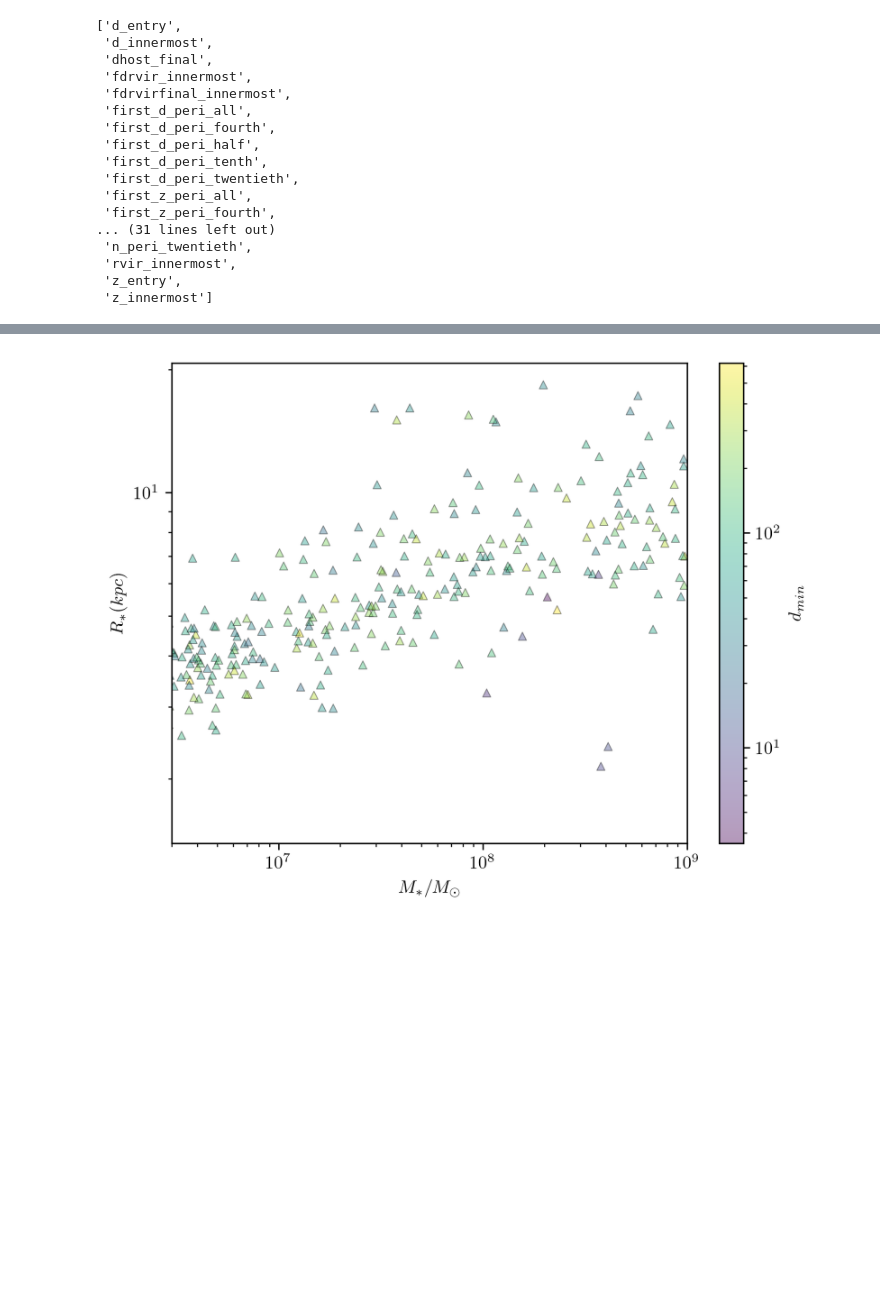
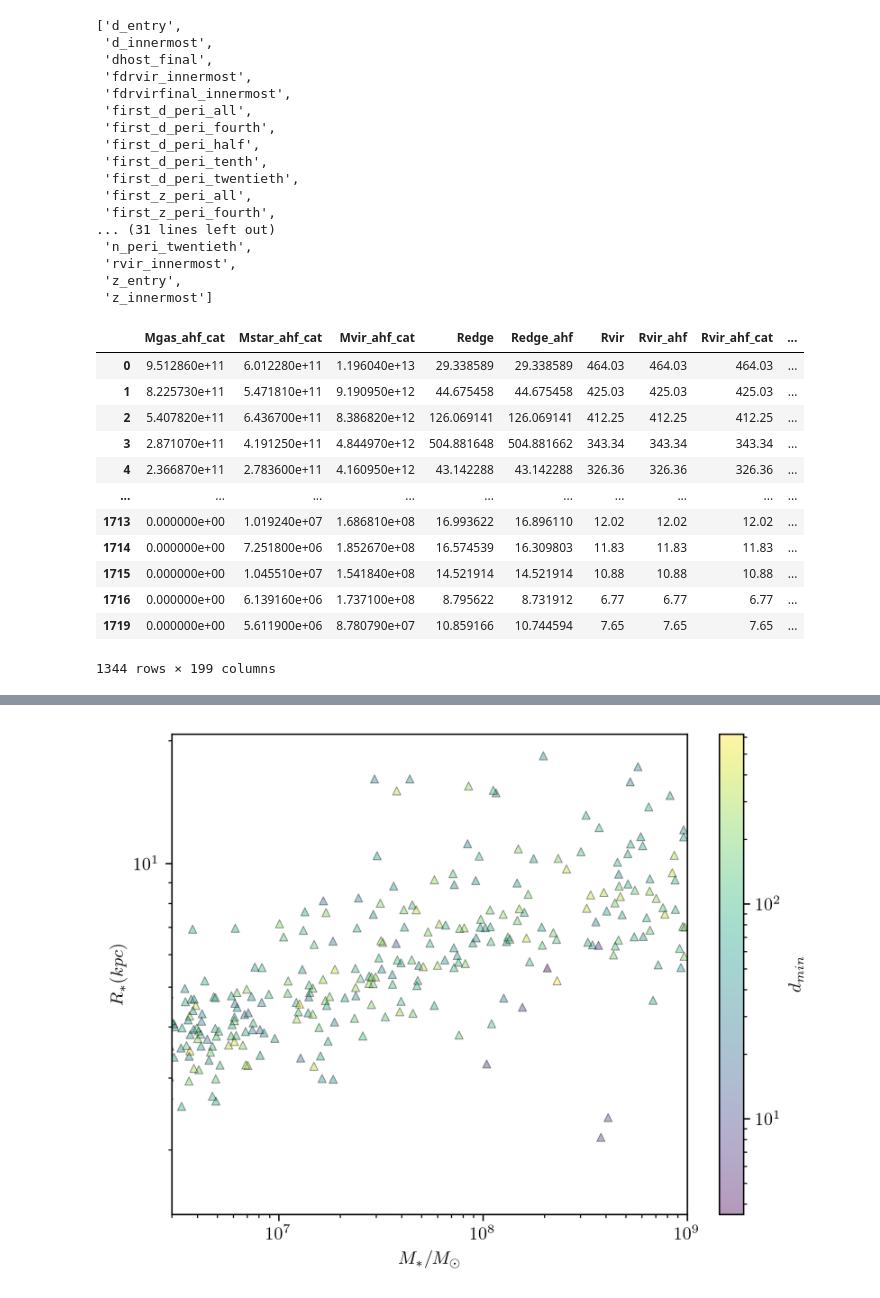
Before and after one commit to mkzeender/thesis, a Jupyter notebook: flyby.ipynb, the cells around one changed output, grey strips where cells are left out. Saved outputs shown, nothing was run; the diff lists cells and outputs as text; code cells hidden in the pictures; blank space fills up the shorter version.

```diff
--- a/flyby.ipynb
+++ b/flyby.ipynb
@@ -183 +177,17 @@ list(flydat.columns)
+# %%
+dat[dat['d_innermost'] == 0]
+# %% [output]
+|  | Mgas_ahf_cat | Mstar_ahf_cat | Mvir_ahf_cat | Redge | Redge_ahf | Rvir | Rvir_ahf | Rvir_ahf_cat | ... |
+| 0 | 9.512860e+11 | 6.012280e+11 | 1.196040e+13 | 29.338589 | 29.338589 | 464.03 | 464.03 | 464.03 | ... |
+| 1 | 8.225730e+11 | 5.471810e+11 | 9.190950e+12 | 44.675458 | 44.675458 | 425.03 | 425.03 | 425.03 | ... |
+| 2 | 5.407820e+11 | 6.436700e+11 | 8.386820e+12 | 126.069141 | 126.069141 | 412.25 | 412.25 | 412.25 | ... |
+| 3 | 2.871070e+11 | 4.191250e+11 | 4.844970e+12 | 504.881648 | 504.881662 | 343.34 | 343.34 | 343.34 | ... |
+| 4 | 2.366870e+11 | 2.783600e+11 | 4.160950e+12 | 43.142288 | 43.142288 | 326.36 | 326.36 | 326.36 | ... |
+| ... | ... | ... | ... | ... | ... | ... | ... | ... | ... |
+| 1713 | 0.000000e+00 | 1.019240e+07 | 1.686810e+08 | 16.993622 | 16.896110 | 12.02 | 12.02 | 12.02 | ... |
+| 1714 | 0.000000e+00 | 7.251800e+06 | 1.852670e+08 | 16.574539 | 16.309803 | 11.83 | 11.83 | 11.83 | ... |
+| 1715 | 0.000000e+00 | 1.045510e+07 | 1.541840e+08 | 14.521914 | 14.521914 | 10.88 | 10.88 | 10.88 | ... |
+| 1716 | 0.000000e+00 | 6.139160e+06 | 1.737100e+08 | 8.795622 | 8.731912 | 6.77 | 6.77 | 6.77 | ... |
+| 1719 | 0.000000e+00 | 5.611900e+06 | 8.780790e+07 | 10.859166 | 10.744594 | 7.65 | 7.65 | 7.65 | ... |
+1344 rows × 199 columns
 # %%
```
Also changed, not shown: parts of 8 cells of this notebook, 7 other files.
